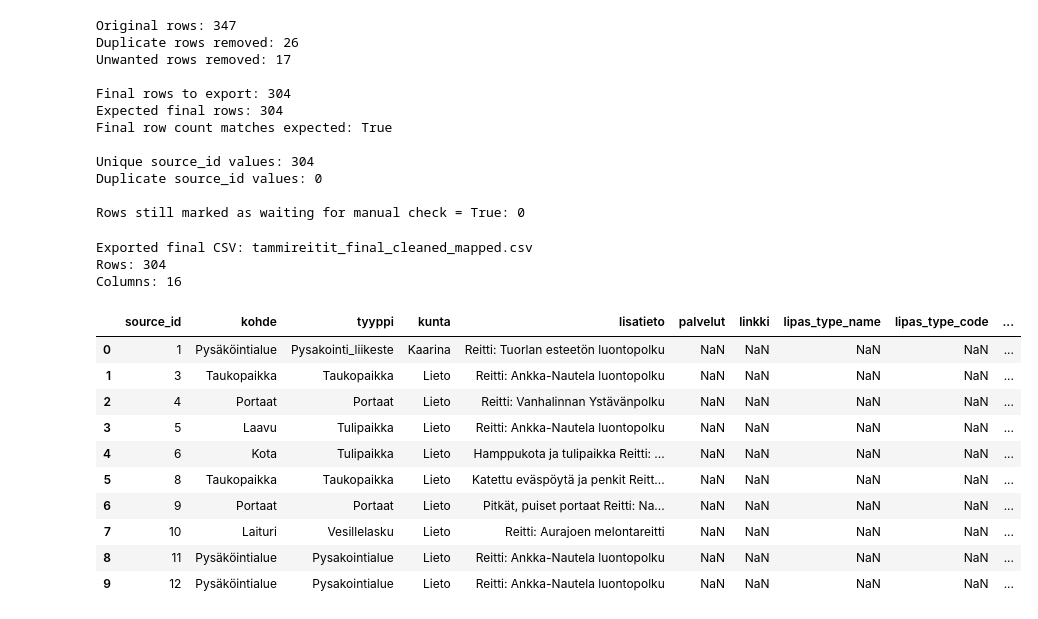
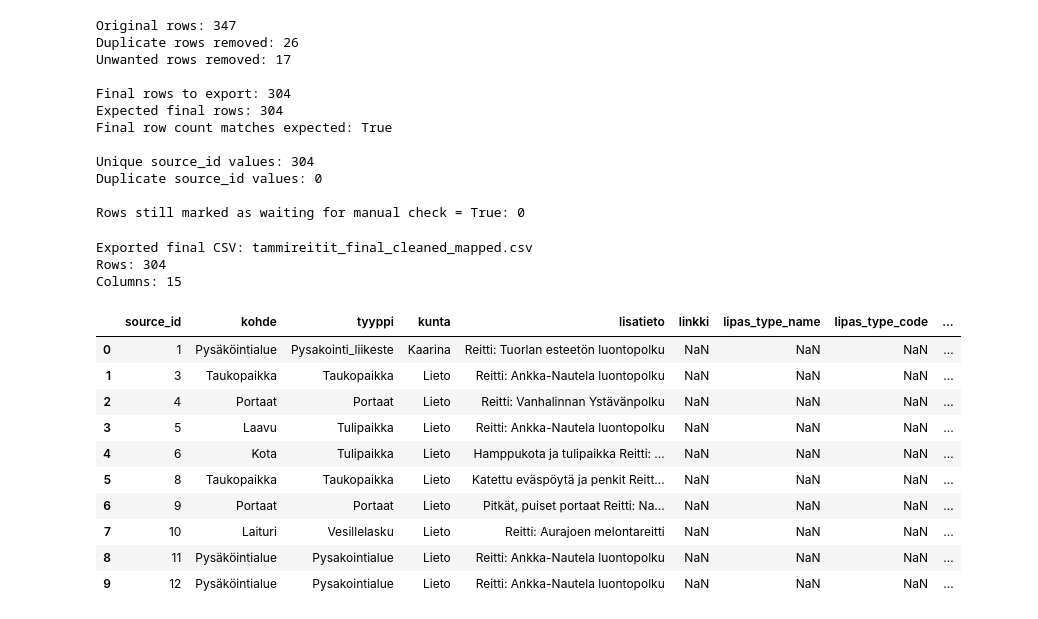
Before and after one commit to Lounaispaikka/digiretki_to_lipas, a Jupyter notebook: notebooks_with_example_data/mapping/mapping.ipynb, the cells around one changed output. Drawn from its saved outputs; the diff is of its cells as text; code cells hidden in the pictures.

Commit message:
Remove palvelut column and append it to the lisatieto column for export

```diff
--- a/notebooks_with_example_data/mapping/mapping.ipynb
+++ b/notebooks_with_example_data/mapping/mapping.ipynb
@@ -441,6 +441,16 @@ final_export_df.loc[has_reitti, "lisatieto"] = (
 ).str.strip()
 
 
+# If "lisatieto" is empty, use information from "palvelut"
+
+has_palvelut = final_export_df["palvelut"].fillna("").astype(str).str.strip() != ""
+lisatieto_is_empty = final_export_df["lisatieto"].fillna("").astype(str).str.strip() == ""
+
+final_export_df.loc[has_palvelut & lisatieto_is_empty, "lisatieto"] = (
+    final_export_df.loc[has_palvelut & lisatieto_is_empty, "palvelut"].astype(str).str.strip()
+)
+
+
 # Remove helper columns from joins if needed
 columns_to_drop = [
     "my_id",
@@ -449,7 +459,8 @@ columns_to_drop = [
     "confirmed",
     "rotate",
     "mapped_lipas_id",
-    "reitti"
+    "reitti",
+    "palvelut"
 ]
 
 final_export_df = final_export_df.drop(columns=[col for col in columns_to_drop if col in final_export_df.columns])
@@ -460,42 +471,42 @@ preferred_column_order = [
     "kohde",
     "tyyppi",
     "kunta",
     "lisatieto",
     "palvelut",
     "linkki",
     "lipas_type_name",
     "lipas_type_code",
     "lipas_loi_type",
     "omistaja",
     "yllapitaja",
     "sijainti",
     "x_eureffin",
     "y_eureffin",
     "geometry",
 ]
 
 # Keep only columns that exist, in the requested order
 final_export_df = final_export_df[[col for col in preferred_column_order if col in final_export_df.columns]]
 
 final_export_df.to_csv(OUTPUT_PATH, index=False)
 
 print("Exported final CSV:", OUTPUT_PATH)
 print("Rows:", final_export_df.shape[0])
 print("Columns:", final_export_df.shape[1])
 
 display(final_export_df.head(10))
 # %% [output]
 Exported final CSV: tammireitit_final_cleaned_mapped.csv
 Rows: 304
-Columns: 16
+Columns: 15
-|  | source_id | kohde | tyyppi | kunta | lisatieto | palvelut | linkki | lipas_type_name | lipas_type_code | ... |
-| 0 | 1 | Pysäköintialue | Pysakointi_liikeste | Kaarina | Reitti: Tuorlan esteetön luontopolku | NaN | NaN | NaN | NaN | ... |
-| 1 | 3 | Taukopaikka | Taukopaikka | Lieto | Reitti: Ankka-Nautela luontopolku | NaN | NaN | NaN | NaN | ... |
-| 2 | 4 | Portaat | Portaat | Lieto | Reitti: Vanhalinnan Ystävänpolku | NaN | NaN | NaN | NaN | ... |
-| 3 | 5 | Laavu | Tulipaikka | Lieto | Reitti: Ankka-Nautela luontopolku | NaN | NaN | NaN | NaN | ... |
-| 4 | 6 | Kota | Tulipaikka | Lieto | Hamppukota ja tulipaikka Reitti: ... | NaN | NaN | NaN | NaN | ... |
-| 5 | 8 | Taukopaikka | Taukopaikka | Lieto | Katettu eväspöytä ja penkit Reitt... | NaN | NaN | NaN | NaN | ... |
-| 6 | 9 | Portaat | Portaat | Lieto | Pitkät, puiset portaat Reitti: Na... | NaN | NaN | NaN | NaN | ... |
-| 7 | 10 | Laituri | Vesillelasku | Lieto | Reitti: Aurajoen melontareitti | NaN | NaN | NaN | NaN | ... |
-| 8 | 11 | Pysäköintialue | Pysakointialue | Lieto | Reitti: Ankka-Nautela luontopolku | NaN | NaN | NaN | NaN | ... |
-| 9 | 12 | Pysäköintialue | Pysakointialue | Lieto | Reitti: Ankka-Nautela luontopolku | NaN | NaN | NaN | NaN | ... |
+|  | source_id | kohde | tyyppi | kunta | lisatieto | linkki | lipas_type_name | lipas_type_code | ... |
+| 0 | 1 | Pysäköintialue | Pysakointi_liikeste | Kaarina | Reitti: Tuorlan esteetön luontopolku | NaN | NaN | NaN | ... |
+| 1 | 3 | Taukopaikka | Taukopaikka | Lieto | Reitti: Ankka-Nautela luontopolku | NaN | NaN | NaN | ... |
+| 2 | 4 | Portaat | Portaat | Lieto | Reitti: Vanhalinnan Ystävänpolku | NaN | NaN | NaN | ... |
+| 3 | 5 | Laavu | Tulipaikka | Lieto | Reitti: Ankka-Nautela luontopolku | NaN | NaN | NaN | ... |
+| 4 | 6 | Kota | Tulipaikka | Lieto | Hamppukota ja tulipaikka Reitti: ... | NaN | NaN | NaN | ... |
+| 5 | 8 | Taukopaikka | Taukopaikka | Lieto | Katettu eväspöytä ja penkit Reitt... | NaN | NaN | NaN | ... |
+| 6 | 9 | Portaat | Portaat | Lieto | Pitkät, puiset portaat Reitti: Na... | NaN | NaN | NaN | ... |
+| 7 | 10 | Laituri | Vesillelasku | Lieto | Reitti: Aurajoen melontareitti | NaN | NaN | NaN | ... |
+| 8 | 11 | Pysäköintialue | Pysakointialue | Lieto | Reitti: Ankka-Nautela luontopolku | NaN | NaN | NaN | ... |
+| 9 | 12 | Pysäköintialue | Pysakointialue | Lieto | Reitti: Ankka-Nautela luontopolku | NaN | NaN | NaN | ... |
```
Also changed, not shown: 1 other file.
